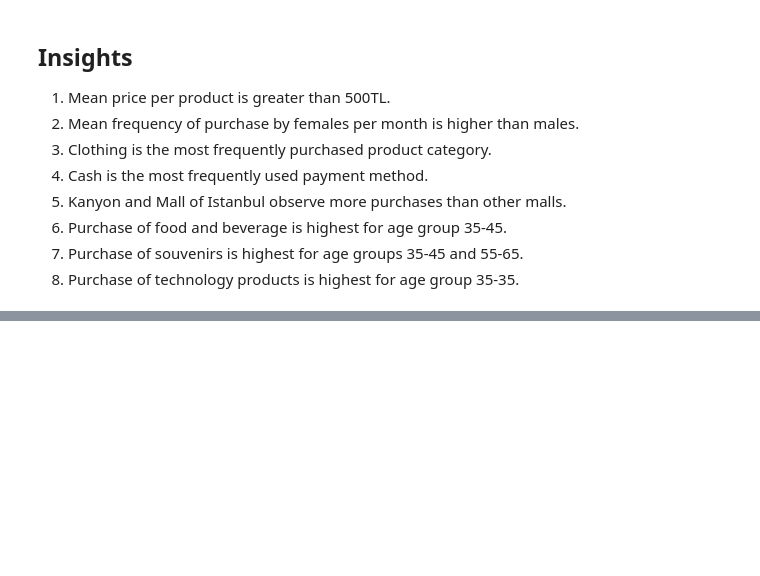
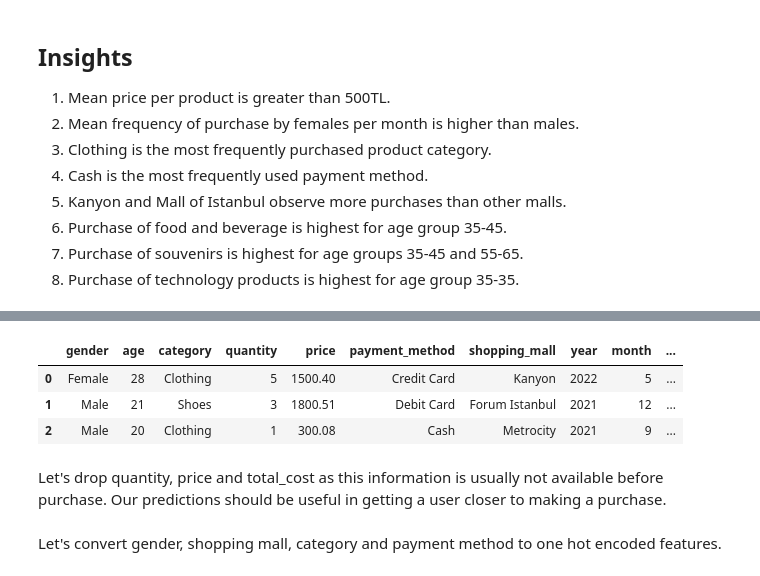
Before and after one commit to palindromepilgrim/Case-Studies-Kaggle, a Jupyter notebook: retail-shopping-dataset.ipynb, the cells around one changed output, grey strips where cells are left out. Drawn from its saved outputs; the diff is of its cells as text; code cells hidden in the pictures; blank space fills up the shorter version.

```diff
--- a/retail-shopping-dataset.ipynb
+++ b/retail-shopping-dataset.ipynb
@@ -875,0 +922,9 @@ Claim 12 is false.
+# %%
+data.head(3)
+# %% [output]
+|  | gender | age | category | quantity | price | payment_method | shopping_mall | year | month | ... |
+| 0 | Female | 28 | Clothing | 5 | 1500.40 | Credit Card | Kanyon | 2022 | 5 | ... |
+| 1 | Male | 21 | Shoes | 3 | 1800.51 | Debit Card | Forum Istanbul | 2021 | 12 | ... |
+| 2 | Male | 20 | Clothing | 1 | 300.08 | Cash | Metrocity | 2021 | 9 | ... |
+# %% [markdown]
+Let's drop quantity, price and total_cost as this information is usually not available before purchase. Our predictions should be useful in getting a user closer to making a purchase.
@@ -875,0 +933,2 @@ Claim 12 is false.
+# %% [markdown]
+Let's convert gender, shopping mall, category and payment method to one hot encoded features.
```
Also changed, not shown: parts of 62 cells of this notebook.
